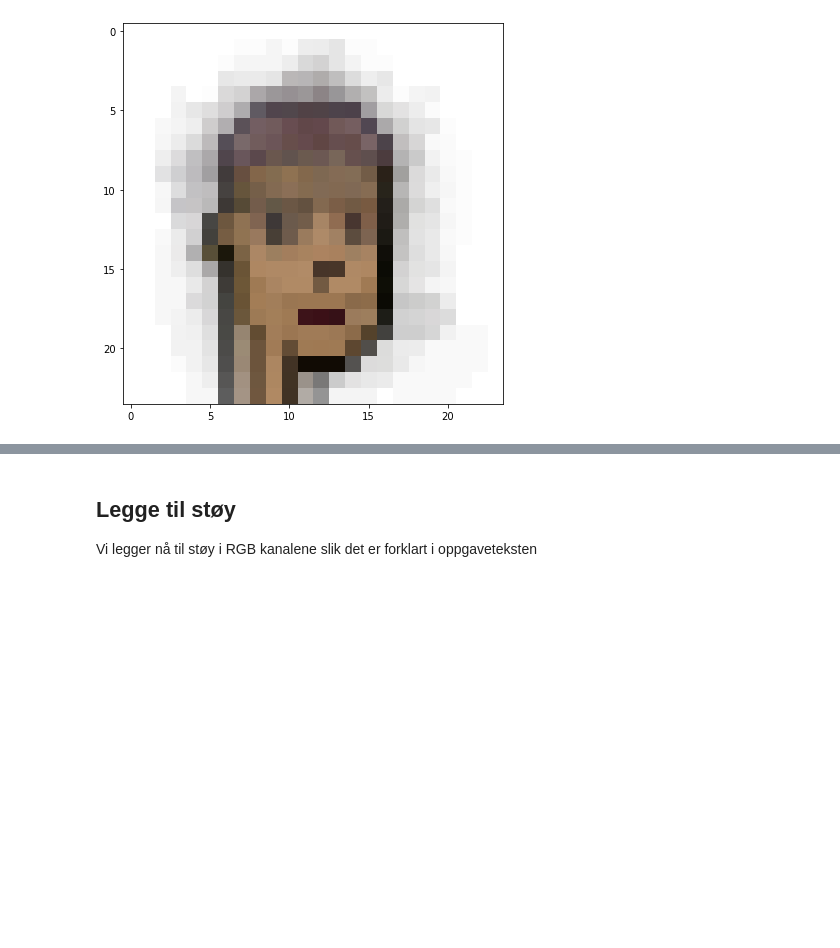
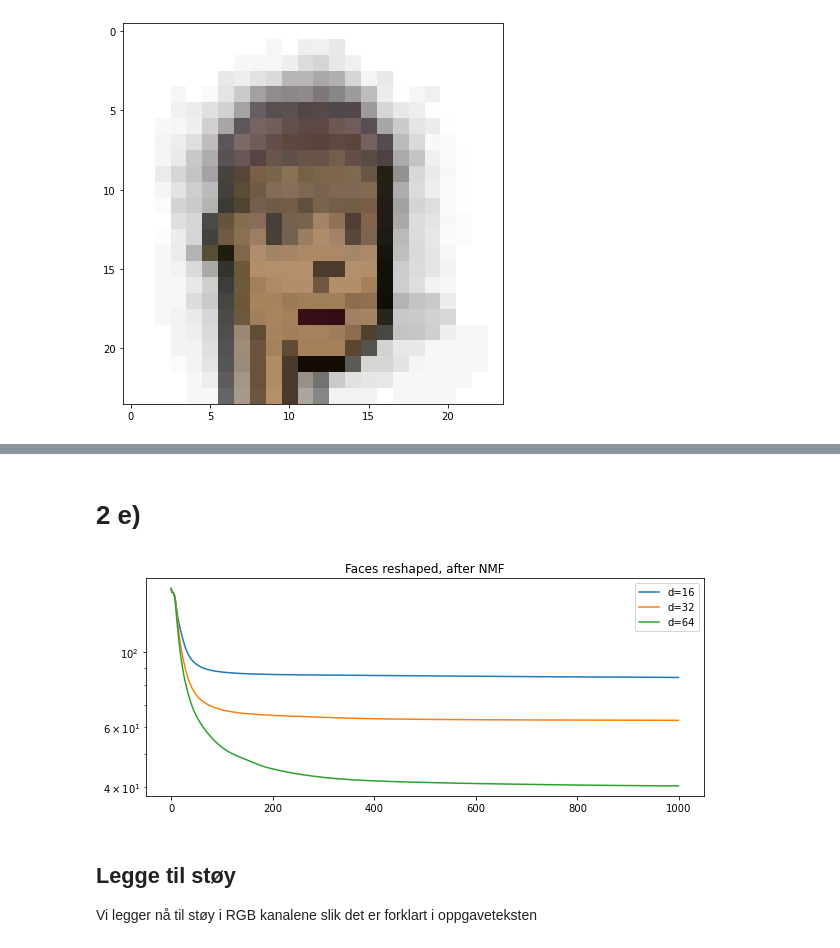
Before and after one commit to LaserGreco/Vitber-Prosjekt-3, a Jupyter notebook: prosjekt3mal.ipynb, the cells around one changed output, grey strips where cells are left out. Cells and saved outputs as stored; diff of their text form; code cells hidden in the pictures; blank space fills up the shorter version.

```diff
--- a/prosjekt3mal.ipynb
+++ b/prosjekt3mal.ipynb
@@ -295,3 +312,18 @@ plotimgs(W_k_reshape, 8)
+# %% [markdown]
+# 2 e)
+# %%
+fig, ax = plt.subplots(figsize=(10, 4))
+
+for d in (16, 32, 64):
+    W, H, diff = NMF(faces_reshaped, d)
+    ax.semilogy(diff, label=f"d={d}")
+
+ax.set_title("Faces reshaped, after NMF")
+ax.legend()
+
+plt.show()
+# %% [output]
+[figure, added]
 # %% [markdown]
 <h2> Legge til støy </h2>
 
```
Also changed, not shown: parts of 12 cells of this notebook.
